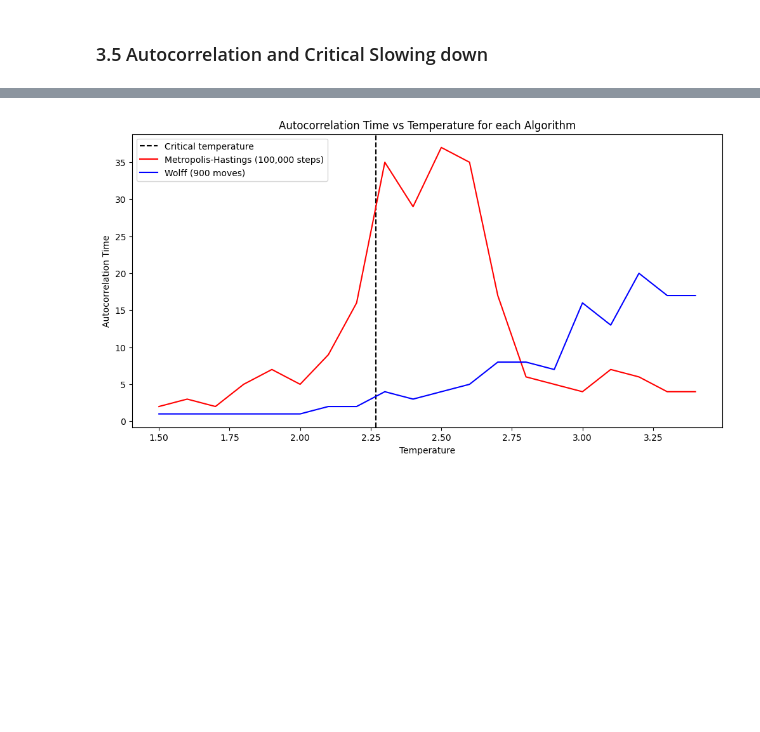
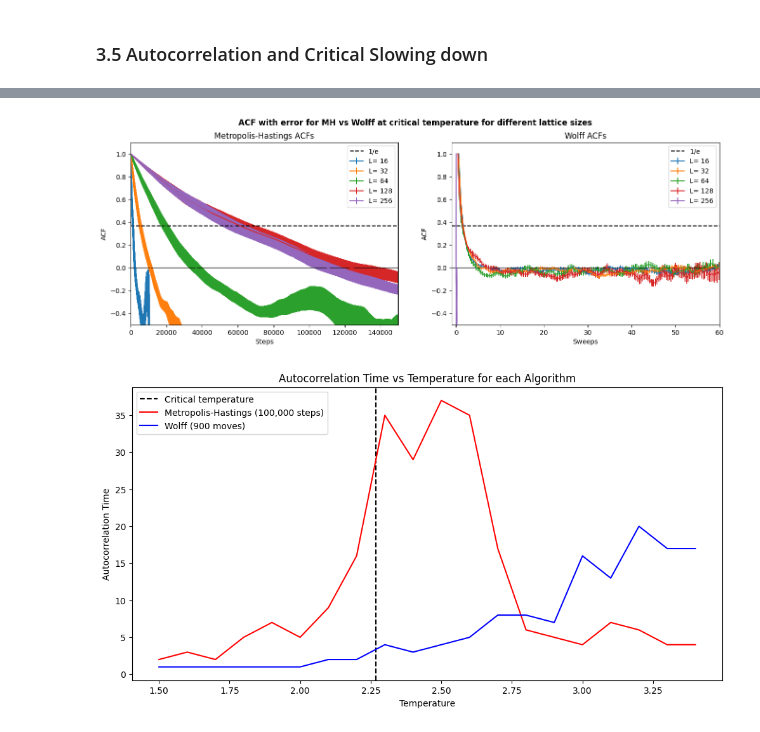
Before and after one commit to tdeng455/Part-II-Computational-Physics-Project, a Jupyter notebook: workbook.ipynb, the cells around one changed output, grey strips where cells are left out. Cells and saved outputs as stored; diff of their text form; code cells hidden in the pictures; blank space fills up the shorter version.

```diff
--- a/workbook.ipynb
+++ b/workbook.ipynb
@@ -602,3 +619,41 @@ plt.show()
+# %%
+"""Plotting the autocorrelation function at different lattice sizes
+   source: acf3.py
+"""
+wolff_data = [np.load('wolff_acf_16.npy'), np.load('wolff_acf_32.npy'), np.load('wolff_acf_64.npy'),
+              np.load('wolff_acf_128.npy'), np.load('wolff_acf_256.npy')]
+
+mh_data = [np.load('MH_acf_16_2.npy'), np.load('MH_acf_32_2.npy'), np.load('MH_acf_64_2.npy'),
+           np.load('MH_acf_128_2.npy'), np.load('MH_acf_256_2.npy')]
+
+widths = [16,32,64,128,256]
+
+fig, ax = plt.subplots(1,2,figsize = (16,5))
+fig.suptitle('ACF with error for MH vs Wolff at critical temperature for different lattice sizes', fontweight='bold')
+
+for i in range(5):
+   ax[1].errorbar(x=wolff_data[i][0], y=wolff_data[i][1], yerr=wolff_data[i][2], label=('L= ' + str(widths[i])))
+   ax[0].errorbar(x=range(len(mh_data[i][0])), y=mh_data[i][0], yerr=mh_data[i][1], label=('L= ' + str(widths[i])))
+
+ax[0].axhline(y=np.exp(-1), color='black', linestyle='--', label='1/e')
+ax[1].axhline(y=np.exp(-1), color='black', linestyle='--', label='1/e')
+ax[0].axhline(0, color='black', linewidth=0.9)
+ax[1].axhline(0, color='black', linewidth=0.9)
+ax[0].set_ylim(-0.5,1.1)
+ax[1].set_ylim(-0.5,1.1)
+ax[1].set_xlim(-1,60)
+ax[0].set_xlim(-100,150000)
+ax[0].set_xlabel('Steps')
+ax[0].set_ylabel('ACF')
+ax[1].set_xlabel('Sweeps')
+ax[1].set_ylabel('ACF')
+ax[1].set_title('Wolff ACFs')
+ax[0].set_title('Metropolis-Hastings ACFs')
+ax[0].legend()
+ax[1].legend()
+plt.show()
+# %% [output]
+[figure, added]
 # %%
 """MORE DATA REQUIRED FOR HIGHER TEMPERATURES"""
 
```
Also changed, not shown: parts of 10 cells of this notebook, 5 other files.
